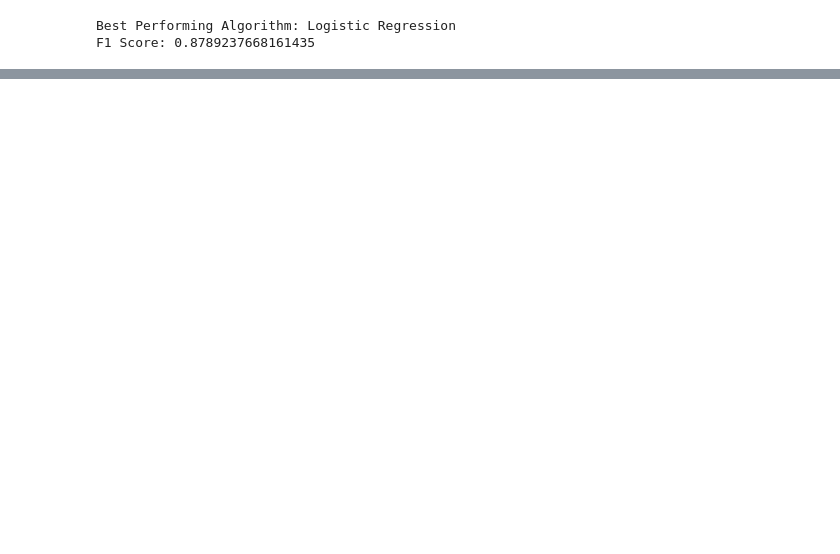
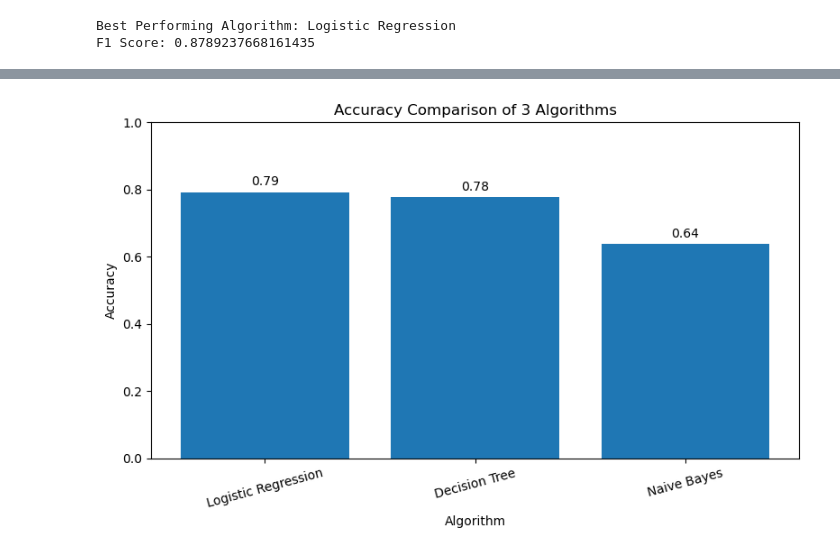
Before and after one commit to Dhanush02006/AML-Individual-Task, a Jupyter notebook: student_performance_aml_classification.ipynb, the cells around one changed output, grey strips where cells are left out. Saved outputs shown, nothing was run; the diff lists cells and outputs as text; code cells hidden in the pictures; blank space fills up the shorter version.

```diff
--- a/student_performance_aml_classification.ipynb
+++ b/student_performance_aml_classification.ipynb
@@ -222,0 +220,16 @@ F1 Score: 0.8789237668161435
+# %%
+# Comparison Graph - 3 Algorithms
+models = ["Logistic Regression", "Decision Tree", "Naive Bayes"]
+accuracies = [accuracy_score(y_test, y_pred_lr), accuracy_score(y_test, y_pred_dt), accuracy_score(y_test, y_pred_nb)]
+plt.figure(figsize=(8, 5))
+plt.bar(models, accuracies)
+plt.title("Accuracy Comparison of 3 Algorithms")
+plt.xlabel("Algorithm")
+plt.ylabel("Accuracy")
+plt.ylim(0, 1)
+for i, value in enumerate(accuracies): plt.text(i, value + 0.02, f"{value:.2f}", ha="center")
+plt.xticks(rotation=15)
+plt.tight_layout()
+plt.show()
+# %% [output]
+[figure, added]
```
Also changed, not shown: parts of 2 cells of this notebook.
